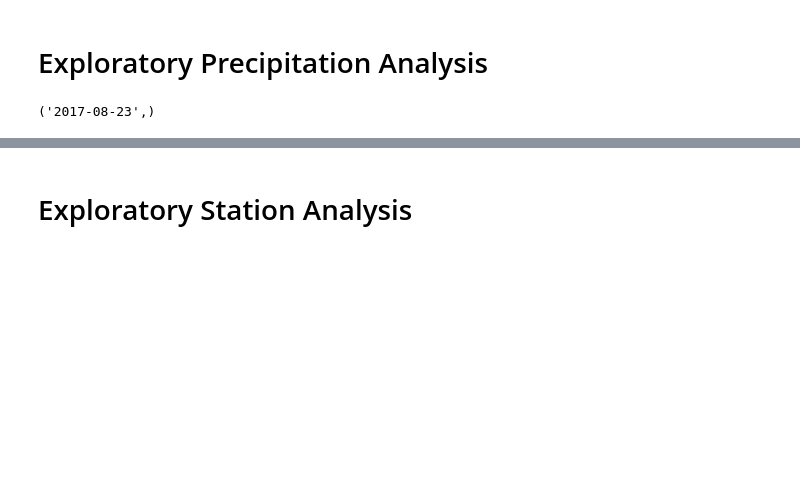
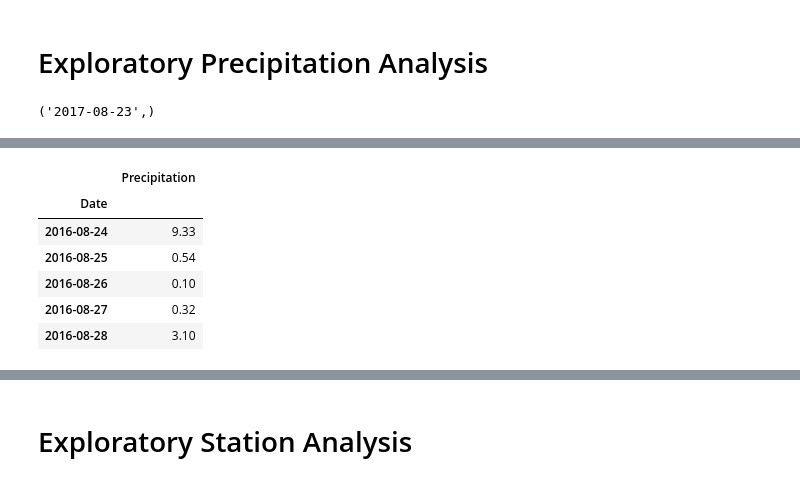
Before and after one commit to lwunderl/sqlalchemy-challenge, a Jupyter notebook: Surfin_Safari/hawaii_analysis.ipynb, the cells around one changed output, grey strips where cells are left out. Saved outputs shown, nothing was run; the diff lists cells and outputs as text; code cells hidden in the pictures; blank space fills up the shorter version.

```diff
--- a/Surfin_Safari/hawaii_analysis.ipynb
+++ b/Surfin_Safari/hawaii_analysis.ipynb
@@ -94,16 +116,14 @@ recent_date.first()
 # %%
-
-
-# Calculate the date one year from the last date in data set.
-
-
-# Perform a query to retrieve the data and precipitation scores
-
-
 # Save the query results as a Pandas DataFrame and set the index to the date column
-
-
+last_12_df = pd.DataFrame(last_12,columns=["Date","Precipitation"]).set_index("Date")
 # Sort the dataframe by date
-
-
-# Use Pandas Plotting with Matplotlib to plot the data
+last_12_df = last_12_df.sort_index()
+last_12_df.head()
+# %% [output]
+|  | Precipitation |
+| Date |  |
+| 2016-08-24 | 9.33 |
+| 2016-08-25 | 0.54 |
+| 2016-08-26 | 0.10 |
+| 2016-08-27 | 0.32 |
+| 2016-08-28 | 3.10 |
```
Also changed, not shown: parts of 6 cells of this notebook.
